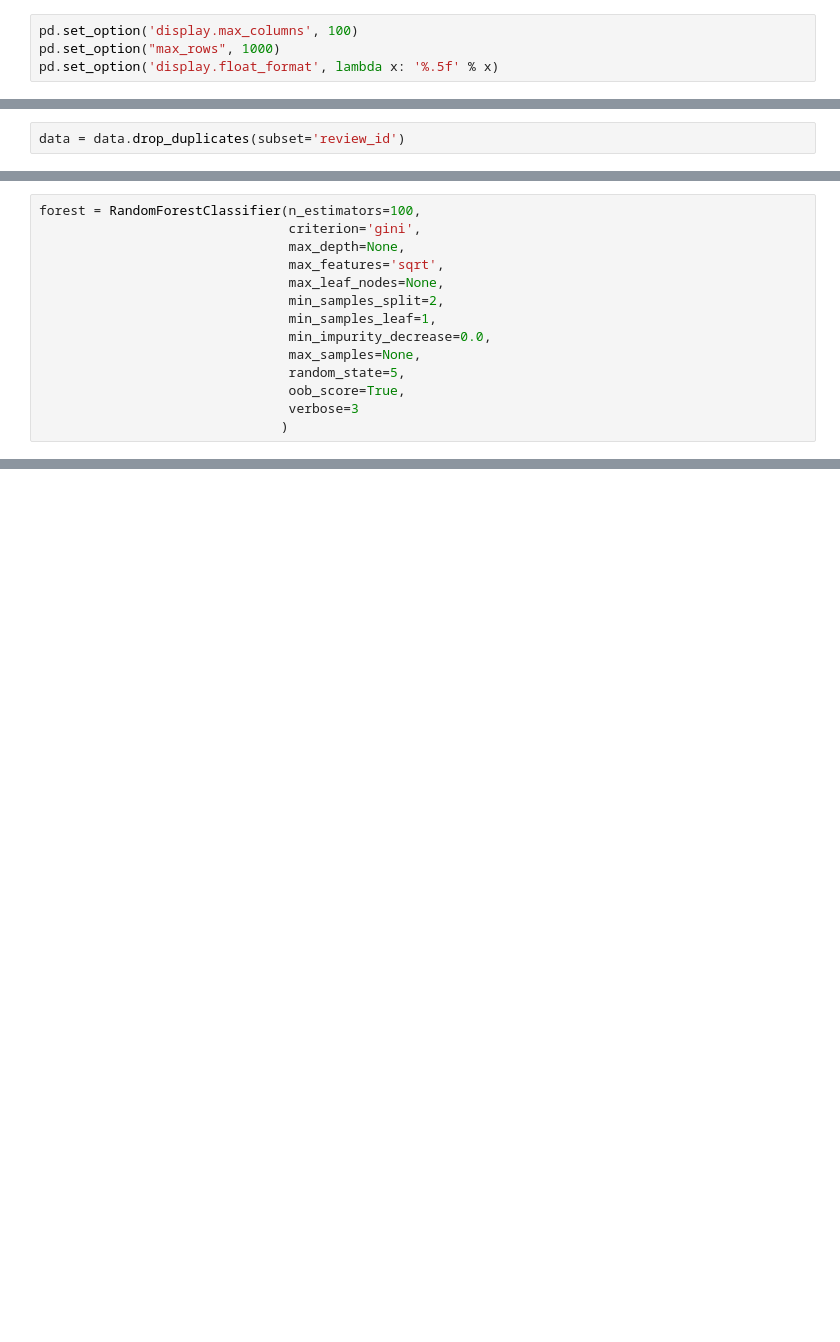
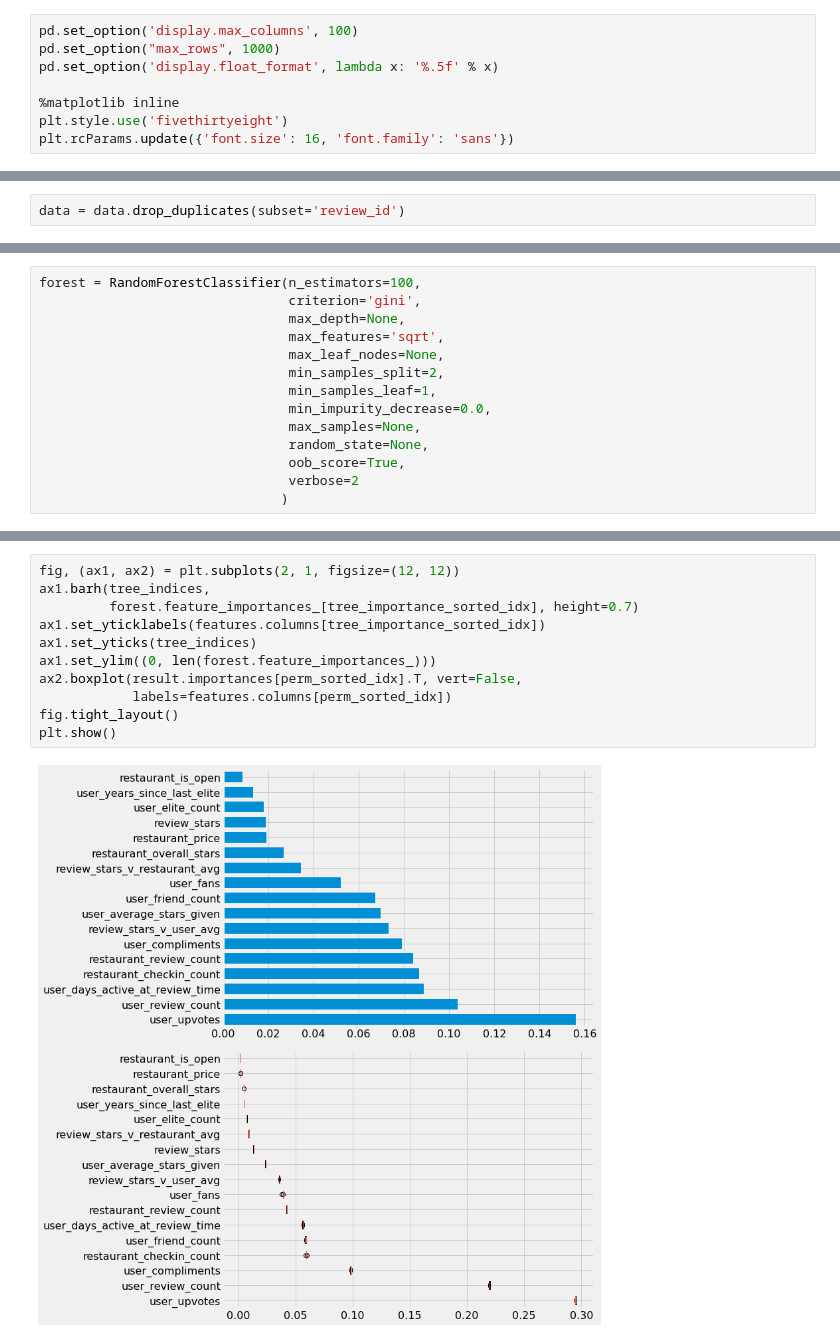
Before and after one commit to jeffjohannsen/Predicting_Yelp_Review_Quality, a Jupyter notebook: notebooks/random_forest.ipynb, the cells around one changed output, grey strips where cells are left out. Saved outputs shown, nothing was run; the diff lists cells and outputs as text; blank space fills up the shorter version.

```diff
--- a/notebooks/random_forest.ipynb
+++ b/notebooks/random_forest.ipynb
@@ -11,6 +21,10 @@ import matplotlib.pyplot as plt
 pd.set_option('display.max_columns', 100)
 pd.set_option("max_rows", 1000)
 pd.set_option('display.float_format', lambda x: '%.5f' % x)
+
+%matplotlib inline
+plt.style.use('fivethirtyeight')
+plt.rcParams.update({'font.size': 16, 'font.family': 'sans'})
 # %%
 connect = 'postgresql+psycopg2://postgres:password@localhost:5432/yelp'
 engine = create_engine(connect)
@@ -86,9 +110,9 @@ forest = RandomForestClassifier(n_estimators=100,
                                 min_samples_leaf=1,
                                 min_impurity_decrease=0.0,
                                 max_samples=None,
-                                random_state=5,
+                                random_state=None,
                                 oob_score=True,
-                                verbose=3
+                                verbose=2
                                )
 # %%
 forest.fit(X_train, y_train)
@@ -176,0 +306,13 @@ Test Accuracy: 0.713
+# %%
+fig, (ax1, ax2) = plt.subplots(2, 1, figsize=(12, 12))
+ax1.barh(tree_indices,
+         forest.feature_importances_[tree_importance_sorted_idx], height=0.7)
+ax1.set_yticklabels(features.columns[tree_importance_sorted_idx])
+ax1.set_yticks(tree_indices)
+ax1.set_ylim((0, len(forest.feature_importances_)))
+ax2.boxplot(result.importances[perm_sorted_idx].T, vert=False,
+            labels=features.columns[perm_sorted_idx])
+fig.tight_layout()
+plt.show()
+# %% [output]
+[figure, added]
```
Also changed, not shown: parts of 19 cells of this notebook, 5 other files.
